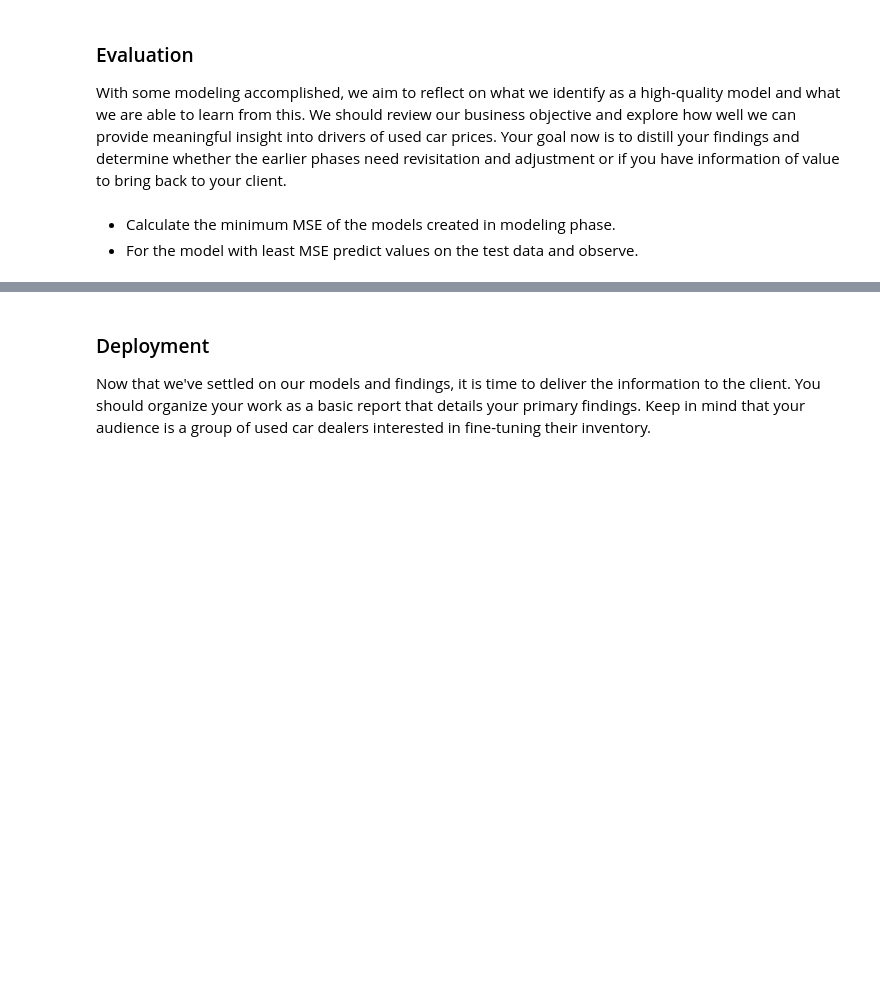
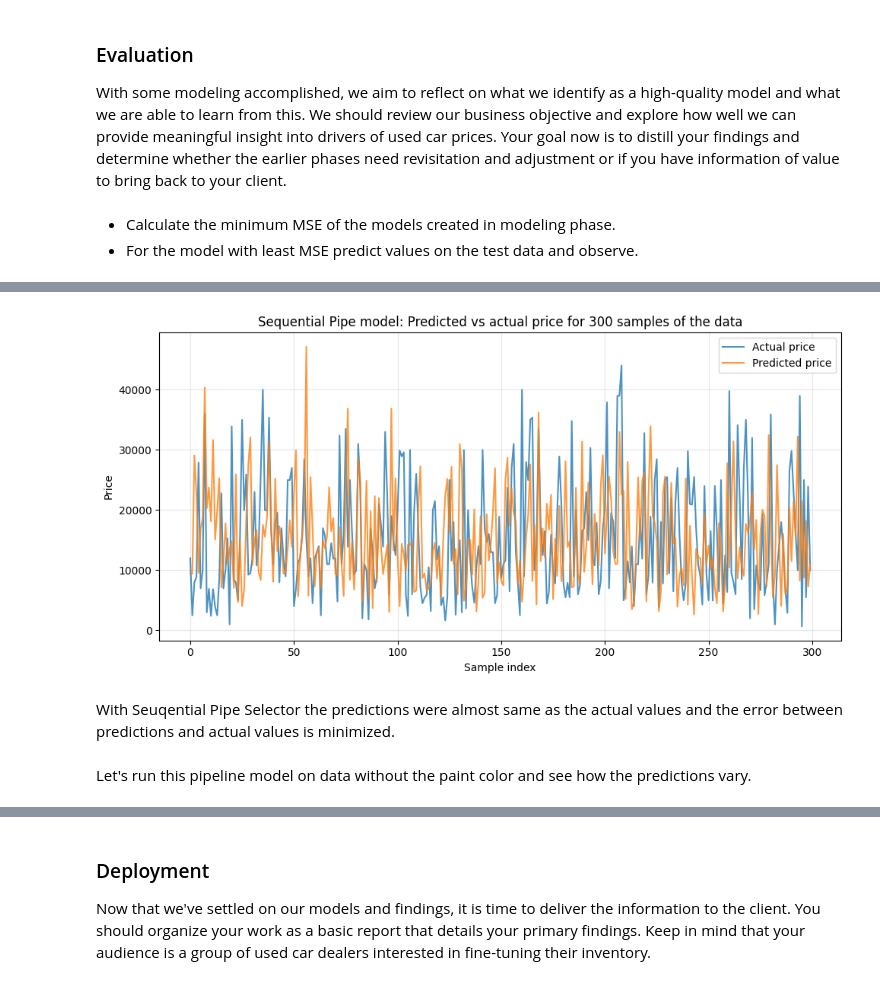
Before and after one commit to skavoori/practical-application-2, a Jupyter notebook: prompt_II.ipynb, the cells around one changed output, grey strips where cells are left out. Drawn from its saved outputs; the diff is of its cells as text; code cells hidden in the pictures; blank space fills up the shorter version.

```diff
--- a/prompt_II.ipynb
+++ b/prompt_II.ipynb
@@ -867,0 +990,17 @@ plt.show()
+# %%
+model_selector_pipe = Pipeline([('poly_features', PolynomialFeatures(degree = 3, include_bias = False)),
+                                ('scaler', StandardScaler()),
+                                ('selector', SelectFromModel(Lasso())),
+                                    ('linreg', LinearRegression())])
+# %%
+
+model_selector_pipe.fit(X_train_4, y_train_4)
+seq_pipe_preds = sequential_pipe.predict(X_train_4)
+selector_train_mse = mean_squared_error(sequential_pipe.predict(X_train_4), y_train_4)
+selector_test_mse = mean_squared_error(sequential_pipe.predict(X_test_4), y_test_4)
+
+
+# Answer check
+print(selector_train_mse)
+print(selector_test_mse)
+model_selector_pipe
@@ -867,0 +1015,20 @@ plt.show()
+# %%
+# Predicted vs actual price (line plot, first 300)
+y_actual = np.ravel(y_test_4)[:300]
+n = 300
+plt.figure(figsize=(10, 5))
+plt.plot(range(n), y_actual, label='Actual price', alpha=0.8)
+plt.plot(range(n), seq_pipe_preds[:300], label='Predicted price', alpha=0.8)
+plt.xlabel('Sample index')
+plt.ylabel('Price')
+plt.title('Sequential Pipe model: Predicted vs actual price for 300 samples of the data')
+plt.legend()
+plt.grid(True, alpha=0.3)
+plt.tight_layout()
+plt.show()
+# %% [output]
+[figure, added]
+# %% [markdown]
+With Seuqential Pipe Selector the predictions were almost same as the actual values and the error between predictions and actual values is minimized.
+# %% [markdown]
+Let's run this pipeline model on data without the paint color and see how the predictions vary.
```
Also changed, not shown: parts of 23 cells of this notebook, 1 other file.
